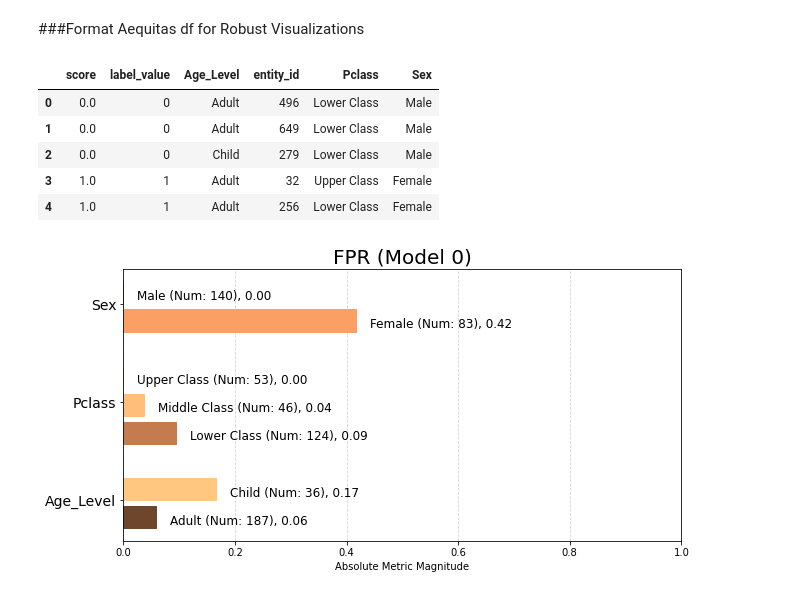
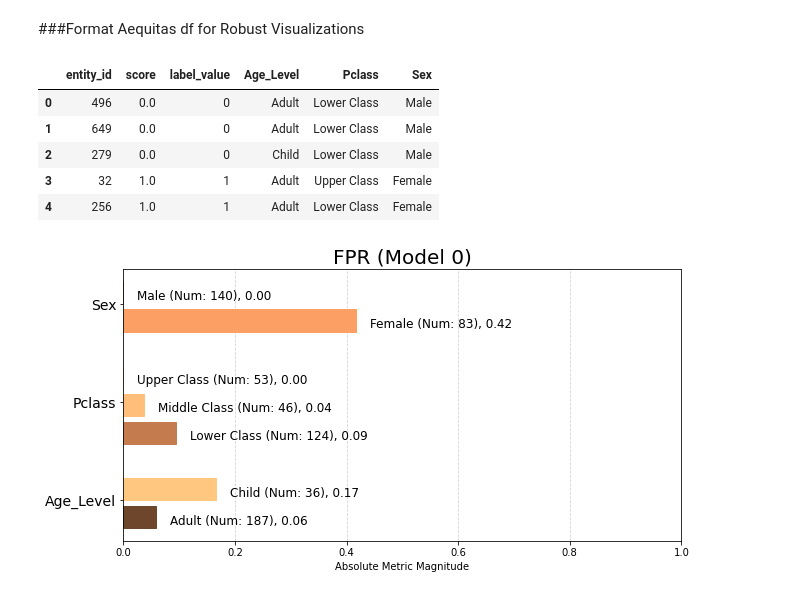
Before and after one commit to FauxGrit/Titanic-Fairness, a Jupyter notebook: Fairness_Tutorial.ipynb, the cells around one changed output. Drawn from its saved outputs; the diff is of its cells as text; code cells hidden in the pictures.

```diff
--- a/Fairness_Tutorial.ipynb
+++ b/Fairness_Tutorial.ipynb
@@ -353,19 +353,20 @@ xtab[[col for col in xtab.columns if col not in absolute_metrics]]
 # %%
 dfA = dfAequitas[['score','label_value','Age_Level']].copy()
 dfA['PassengerId'] = PassengerId_test.astype(int)
 df0 = df0[['PassengerId','Pclass','Sex']].copy()
 dfA = dfA.merge(df0, on='PassengerId', how='left')
 dfA['Pclass'].replace([1, 2, 3], ['Upper Class', 'Middle Class', 'Lower Class'], inplace=True)
 dfA['Sex'].replace(['male', 'female'], ['Male', 'Female'], inplace=True)
 dfA.rename(columns={'PassengerId': 'entity_id'}, inplace=True)
+dfA = dfA[ ['entity_id'] + [ col for col in dfA.columns if col != 'entity_id' ] ]
 dfA.head()
 # %% [output]
-|  | score | label_value | Age_Level | entity_id | Pclass | Sex |
-| 0 | 0.0 | 0 | Adult | 496 | Lower Class | Male |
-| 1 | 0.0 | 0 | Adult | 649 | Lower Class | Male |
-| 2 | 0.0 | 0 | Child | 279 | Lower Class | Male |
-| 3 | 1.0 | 1 | Adult | 32 | Upper Class | Female |
-| 4 | 1.0 | 1 | Adult | 256 | Lower Class | Female |
+|  | entity_id | score | label_value | Age_Level | Pclass | Sex |
+| 0 | 496 | 0.0 | 0 | Adult | Lower Class | Male |
+| 1 | 649 | 0.0 | 0 | Adult | Lower Class | Male |
+| 2 | 279 | 0.0 | 0 | Child | Lower Class | Male |
+| 3 | 32 | 1.0 | 1 | Adult | Upper Class | Female |
+| 4 | 256 | 1.0 | 1 | Adult | Lower Class | Female |
 # %%
 g = Group()
 b = Bias()
```
Also changed, not shown: parts of 3 cells of this notebook.
